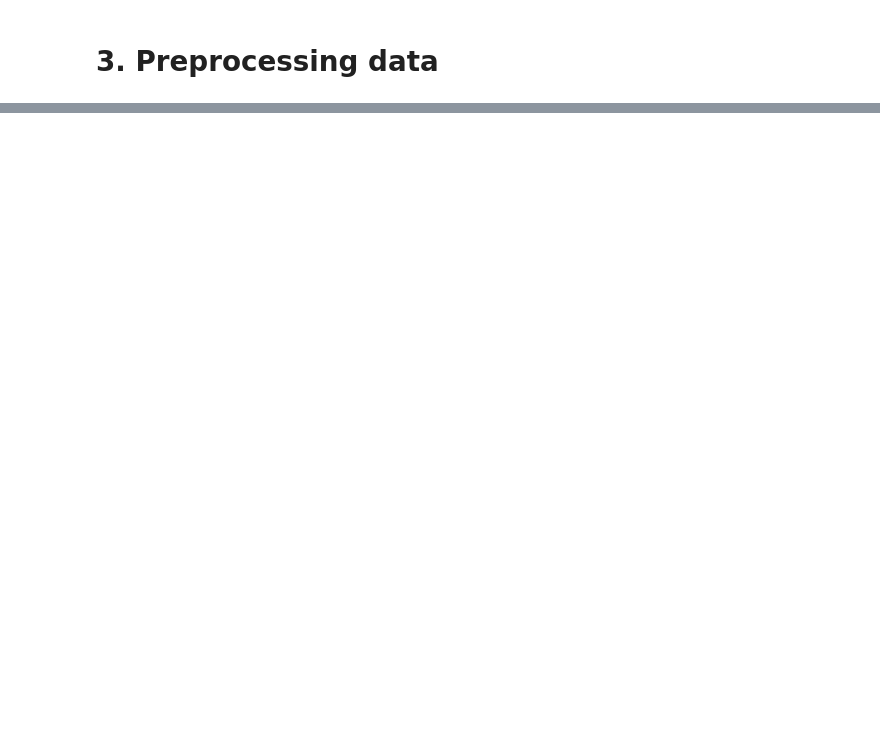
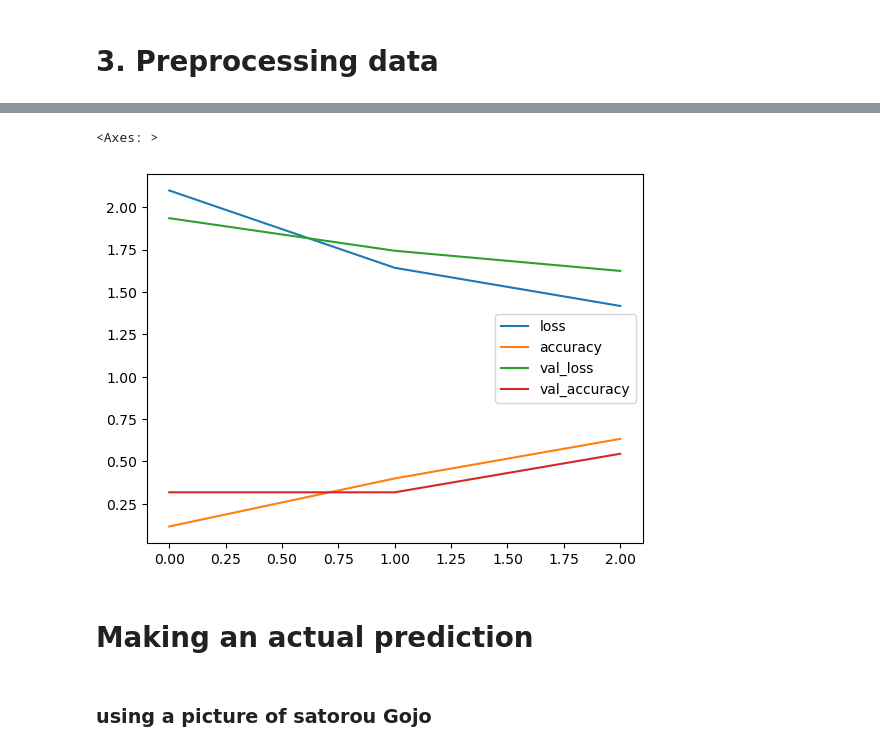
Before and after one commit to SodaiCMR/Weekly_Machine_Learning_Challenge, a Jupyter notebook: week1/Anime Character Classifier.ipynb, the cells around one changed output, grey strips where cells are left out. Saved outputs shown, nothing was run; the diff lists cells and outputs as text; code cells hidden in the pictures; blank space fills up the shorter version.

Commit message:
week1 : - changed the approach and fully implemented the model

```diff
--- a/week1/Anime Character Classifier.ipynb
+++ b/week1/Anime Character Classifier.ipynb
@@ -51,0 +139,19 @@ for idx, img in enumerate(batch[0][:7]):
+# %%
+train_datagen = ImageDataGenerator(rescale=1/255.)
+test_datagen = ImageDataGenerator(rescale=1/255.)
+val_datagen = ImageDataGenerator(rescale=1/255.)
+
+train_data = train_datagen.flow_from_directory(directory="files/train",
+                                               target_size=(240, 240),
+                                               batch_size=32,
+                                               class_mode="categorical")
+
+test_data = test_datagen.flow_from_directory(directory="files/test",
+                                               target_size=(240, 240),
+                                               batch_size=32,
+                                               class_mode="categorical")
+
+validation_data = val_datagen.flow_from_directory(directory="files/validation",
+                                               target_size=(240, 240),
+                                               batch_size=32,
+                                               class_mode="categorical")
@@ -51,0 +171,15 @@ for idx, img in enumerate(batch[0][:7]):
+# %%
+# Create model
+model = Sequential([
+    Conv2D(10, 3, activation="relu", input_shape=(240, 240, 3)),
+    MaxPool2D(pool_size=2),
+    Conv2D(10, 3, activation="relu"),
+    MaxPool2D(pool_size=2),
+    Flatten(),
+    Dense(7, activation="softmax")
+])
+
+# Compile the model
+model.compile(loss="categorical_crossentropy",
+              optimizer=Adam(),
+              metrics=["accuracy"])
@@ -51,0 +211,7 @@ for idx, img in enumerate(batch[0][:7]):
+# %%
+history = model.fit(train_data,
+                    batch_size=32,
+                    epochs=3,
+                    steps_per_epoch=len(train_data),
+                    validation_data=validation_data,
+                    validation_steps=len(validation_data))
@@ -51,0 +232,7 @@ for idx, img in enumerate(batch[0][:7]):
+# %%
+pd.DataFrame(history.history).plot()
+# %% [output]
+<Axes: >
+[figure, added]
+# %% [markdown]
+# Making an actual prediction
@@ -51,0 +247,2 @@ for idx, img in enumerate(batch[0][:7]):
+# %% [markdown]
+### using a picture of satorou Gojo
```
Also changed, not shown: parts of 27 cells of this notebook.
